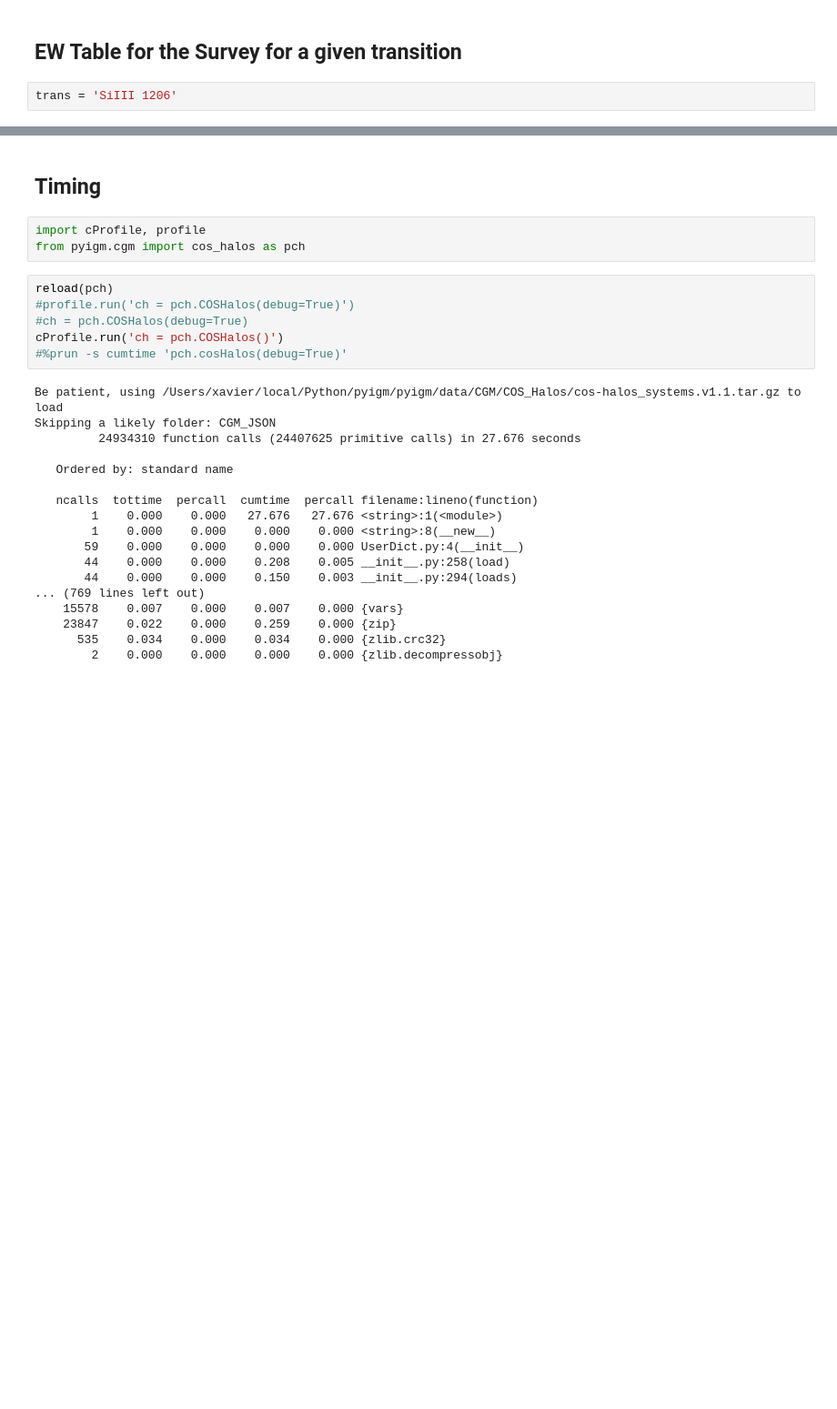
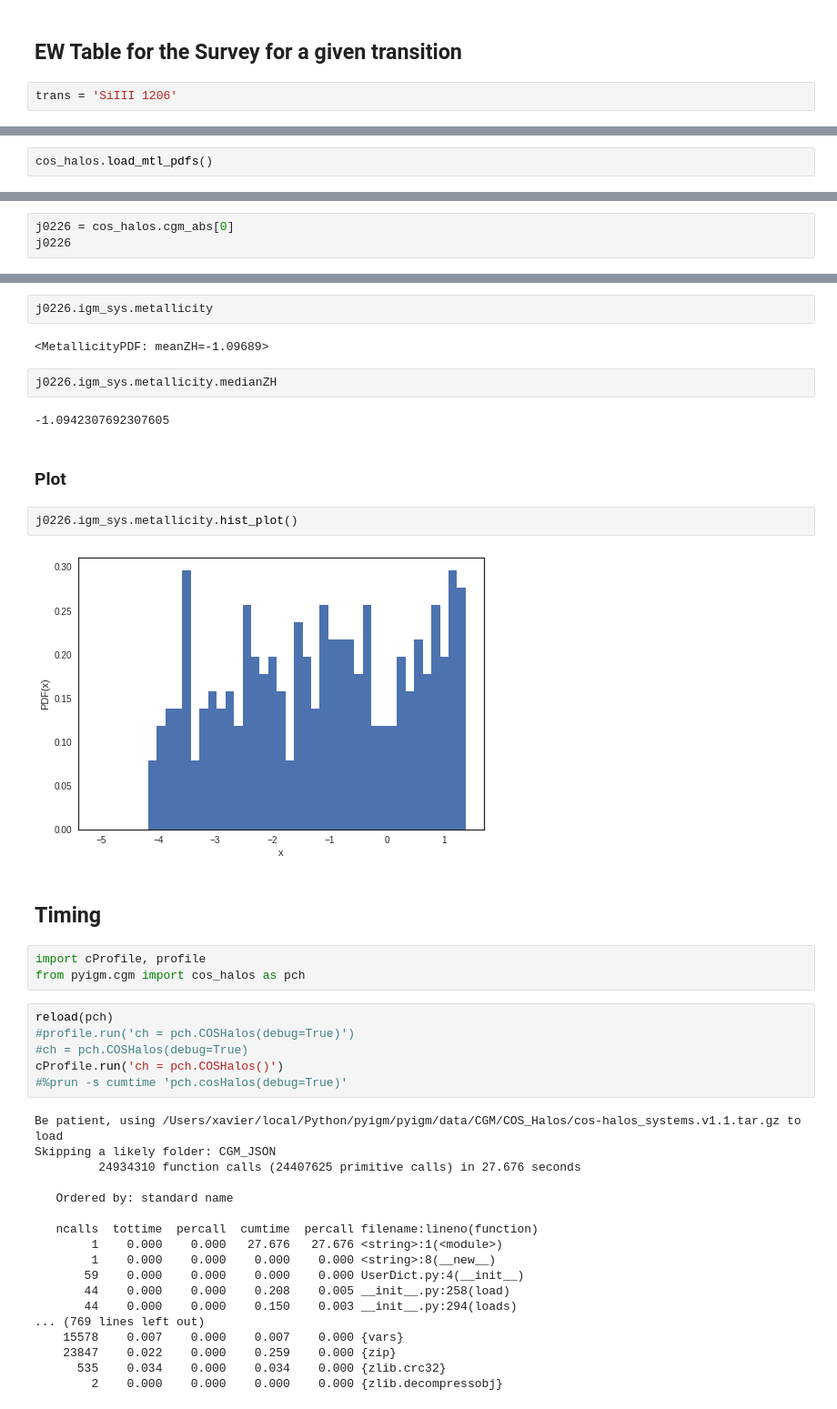
Before and after one commit to pyigm/pyigm, a Jupyter notebook: docs/examples/COS_Halos_Examples.ipynb, the cells around one changed output, grey strips where cells are left out. Shown at 91% size. Cells and saved outputs as stored; diff of their text form; blank space fills up the shorter version.

Commit message:
Add metallicity to Notebook and more

```diff
--- a/docs/examples/COS_Halos_Examples.ipynb
+++ b/docs/examples/COS_Halos_Examples.ipynb
@@ -74,0 +107,2 @@ tbl
+# %%
+cos_halos.load_mtl_pdfs()
@@ -74,0 +111,3 @@ tbl
+# %%
+j0226 = cos_halos.cgm_abs[0]
+j0226
@@ -75,3 +116,17 @@ tbl
+# %%
+j0226.igm_sys.metallicity
+# %% [output]
+<MetallicityPDF: meanZH=-1.09689>
+# %%
+j0226.igm_sys.metallicity.medianZH
+# %% [output]
+-1.0942307692307605
+# %% [markdown]
+### Plot
+# %%
+j0226.igm_sys.metallicity.hist_plot()
+# %% [output]
+[figure, added]
 # %% [markdown]
 ## Timing
 # %%
```
Also changed, not shown: parts of 12 cells of this notebook, 2 other files.
